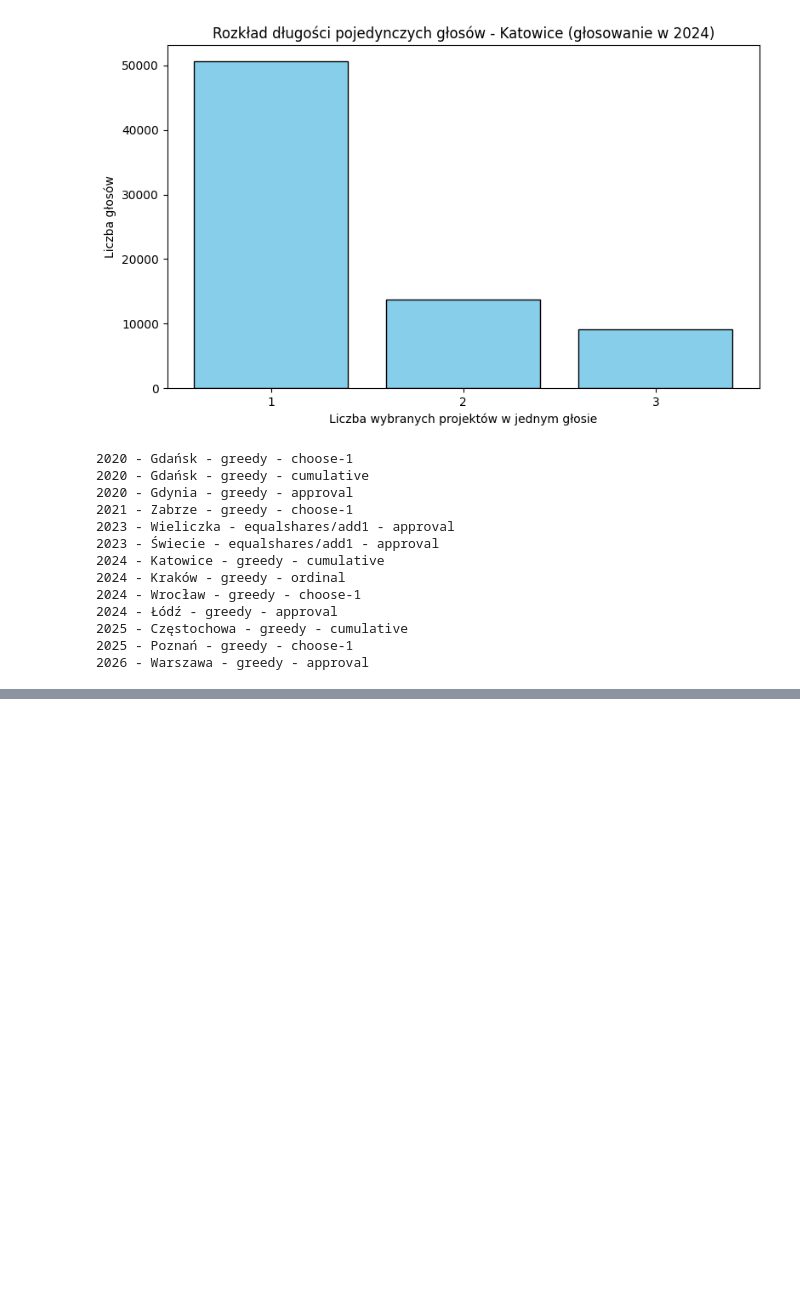
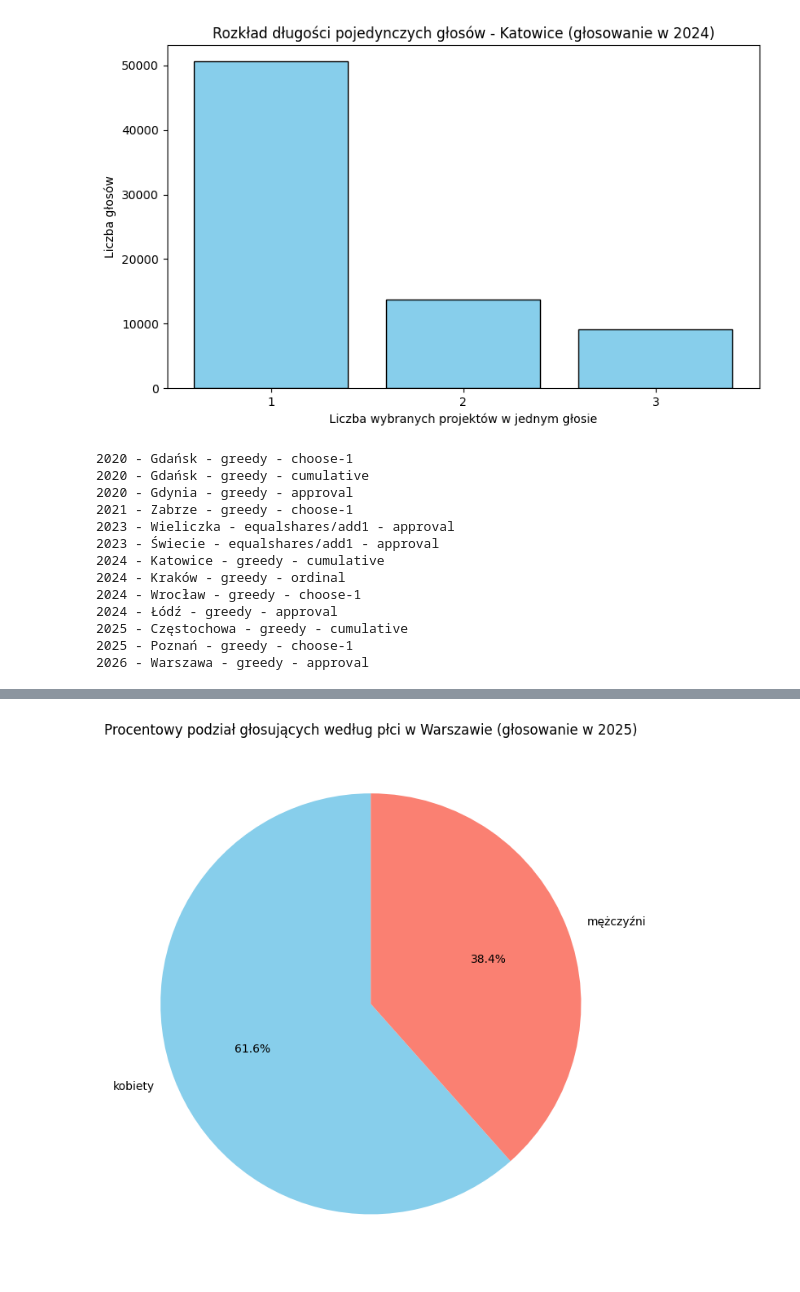
Before and after one commit to pabulib/pabulib_process_data, a Jupyter notebook: src/analytics/wwa_2026_statistics.ipynb, the cells around one changed output, grey strips where cells are left out. Drawn from its saved outputs; the diff is of its cells as text; code cells hidden in the pictures; blank space fills up the shorter version.

```diff
--- a/src/analytics/wwa_2026_statistics.ipynb
+++ b/src/analytics/wwa_2026_statistics.ipynb
@@ -551,0 +707,35 @@ get_vote_details(all_files)
+# %%
+import matplotlib.pyplot as plt
+
+# Słowniki do przechowywania liczby mężczyzn i kobiet
+gender_counts = {'F': 0, 'M': 0}  # Zakładając, że 'K' to kobieta, a 'M' to mężczyzna
+
+# Przetwarzanie plików tylko dla Warszawy
+for records in all_files.values():
+    meta = records[0]
+    votes = records[2]  # Głosowanie (trzecia sekcja)
+
+    # Sprawdzanie, czy dane dotyczą Warszawy
+    if meta['unit'] == 'Warszawa':
+        for vote_data in votes.values():
+            try:
+                gender = vote_data['sex']  # Płeć głosującego (załóżmy, że 'K' = kobieta, 'M' = mężczyzna)
+                if gender in gender_counts:
+                    gender_counts[gender] += 1
+            except (KeyError, ValueError):
+                continue
+
+# Obliczanie procentowego podziału
+total_votes = sum(gender_counts.values())
+gender_percentages = {gender: (count / total_votes) * 100 for gender, count in gender_counts.items()}
+
+# Wykres kołowy (Pie chart)
+plt.figure(figsize=(7, 7))
+plt.pie(gender_percentages.values(), labels=["kobiety", "mężczyźni"], autopct='%1.1f%%', colors=['skyblue', 'salmon'], startangle=90)
+plt.title("Procentowy podział głosujących według płci w Warszawie (głosowanie w 2025)")
+plt.tight_layout()
+
+# Pokazanie wykresu
+plt.show()
+# %% [output]
+[figure, added]
```
Also changed, not shown: parts of 12 cells of this notebook.
